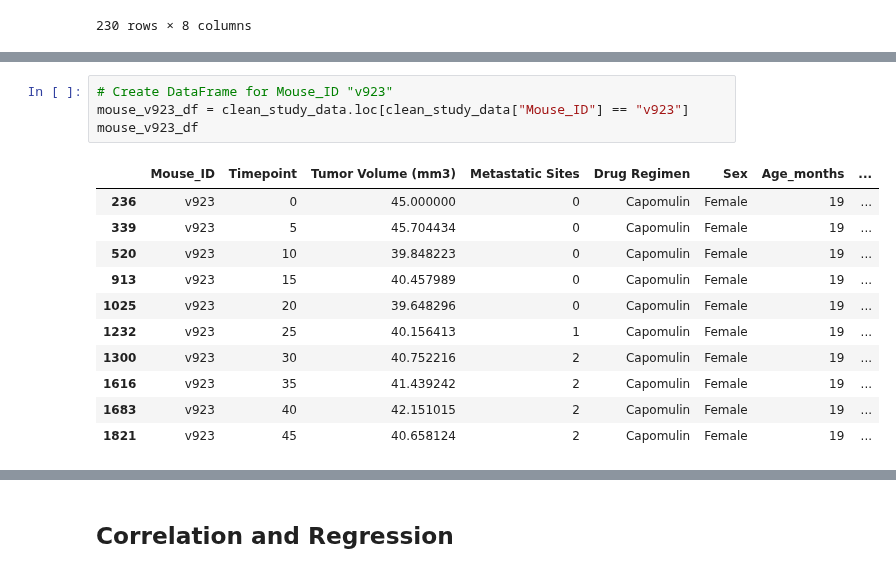
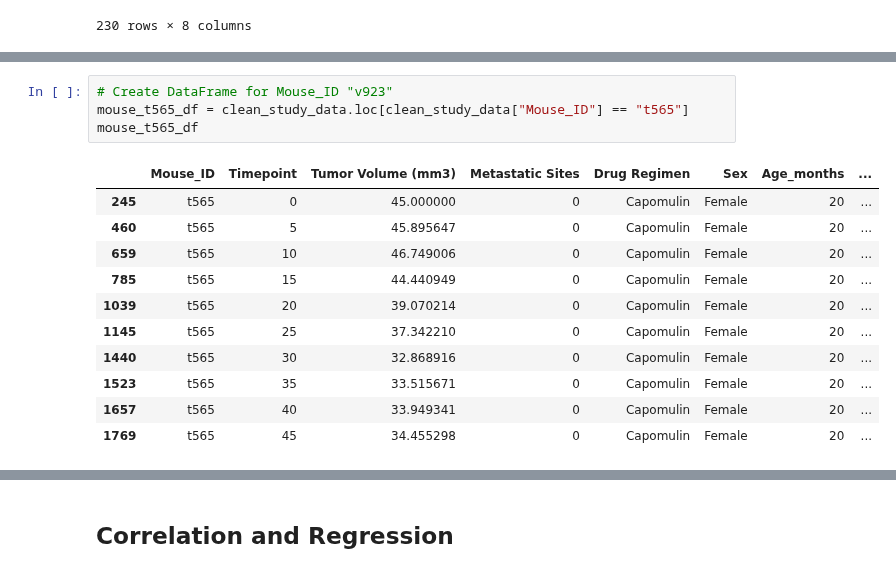
Before and after one commit to andrewdhawthorne/Module-5-Matplotlib-Challenge, a Jupyter notebook: Pymaceuticals/Pymaceuticals_student_solution.ipynb, the cells around one changed output, grey strips where cells are left out. Saved outputs shown, nothing was run; the diff lists cells and outputs as text.

```diff
--- a/Pymaceuticals/Pymaceuticals_student_solution.ipynb
+++ b/Pymaceuticals/Pymaceuticals_student_solution.ipynb
@@ -452,18 +453,18 @@ capomulin_mouse.sample()
 # %%
 # Create DataFrame for Mouse_ID "v923"
-mouse_v923_df = clean_study_data.loc[clean_study_data["Mouse_ID"] == "v923"]
-mouse_v923_df
+mouse_t565_df = clean_study_data.loc[clean_study_data["Mouse_ID"] == "t565"]
+mouse_t565_df
 # %% [output]
 |  | Mouse_ID | Timepoint | Tumor Volume (mm3) | Metastatic Sites | Drug Regimen | Sex | Age_months | ... |
-| 236 | v923 | 0 | 45.000000 | 0 | Capomulin | Female | 19 | ... |
-| 339 | v923 | 5 | 45.704434 | 0 | Capomulin | Female | 19 | ... |
-| 520 | v923 | 10 | 39.848223 | 0 | Capomulin | Female | 19 | ... |
-| 913 | v923 | 15 | 40.457989 | 0 | Capomulin | Female | 19 | ... |
-| 1025 | v923 | 20 | 39.648296 | 0 | Capomulin | Female | 19 | ... |
-| 1232 | v923 | 25 | 40.156413 | 1 | Capomulin | Female | 19 | ... |
-| 1300 | v923 | 30 | 40.752216 | 2 | Capomulin | Female | 19 | ... |
-| 1616 | v923 | 35 | 41.439242 | 2 | Capomulin | Female | 19 | ... |
-| 1683 | v923 | 40 | 42.151015 | 2 | Capomulin | Female | 19 | ... |
-| 1821 | v923 | 45 | 40.658124 | 2 | Capomulin | Female | 19 | ... |
+| 245 | t565 | 0 | 45.000000 | 0 | Capomulin | Female | 20 | ... |
+| 460 | t565 | 5 | 45.895647 | 0 | Capomulin | Female | 20 | ... |
+| 659 | t565 | 10 | 46.749006 | 0 | Capomulin | Female | 20 | ... |
+| 785 | t565 | 15 | 44.440949 | 0 | Capomulin | Female | 20 | ... |
+| 1039 | t565 | 20 | 39.070214 | 0 | Capomulin | Female | 20 | ... |
+| 1145 | t565 | 25 | 37.342210 | 0 | Capomulin | Female | 20 | ... |
+| 1440 | t565 | 30 | 32.868916 | 0 | Capomulin | Female | 20 | ... |
+| 1523 | t565 | 35 | 33.515671 | 0 | Capomulin | Female | 20 | ... |
+| 1657 | t565 | 40 | 33.949341 | 0 | Capomulin | Female | 20 | ... |
+| 1769 | t565 | 45 | 34.455298 | 0 | Capomulin | Female | 20 | ... |
 # %%
 # Generate a line plot of tumor volume vs. time point for a single mouse treated with Capomulin
```
Also changed, not shown: parts of 11 cells of this notebook, 5 other files.
